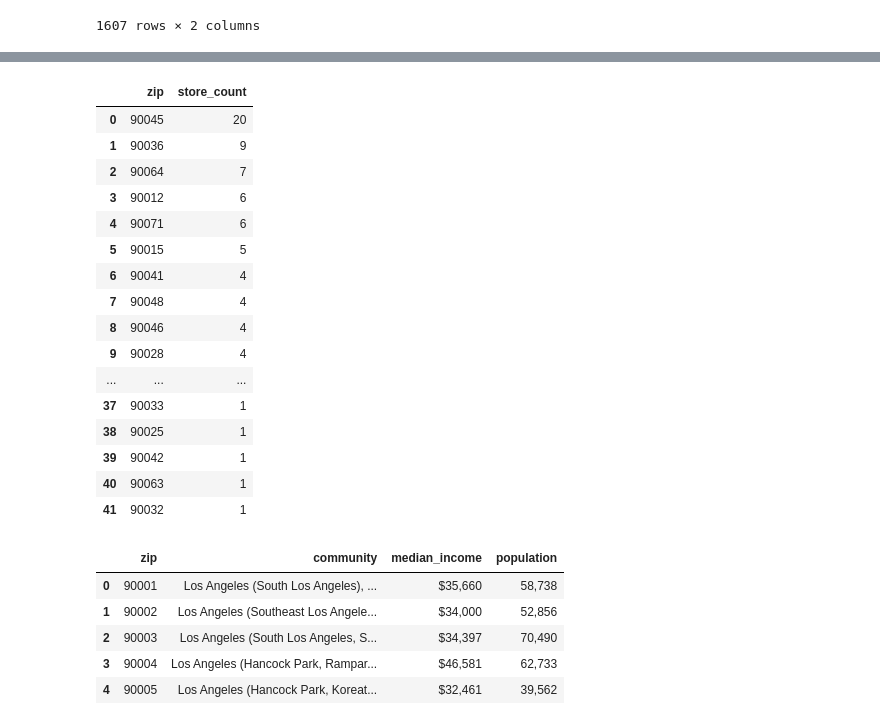
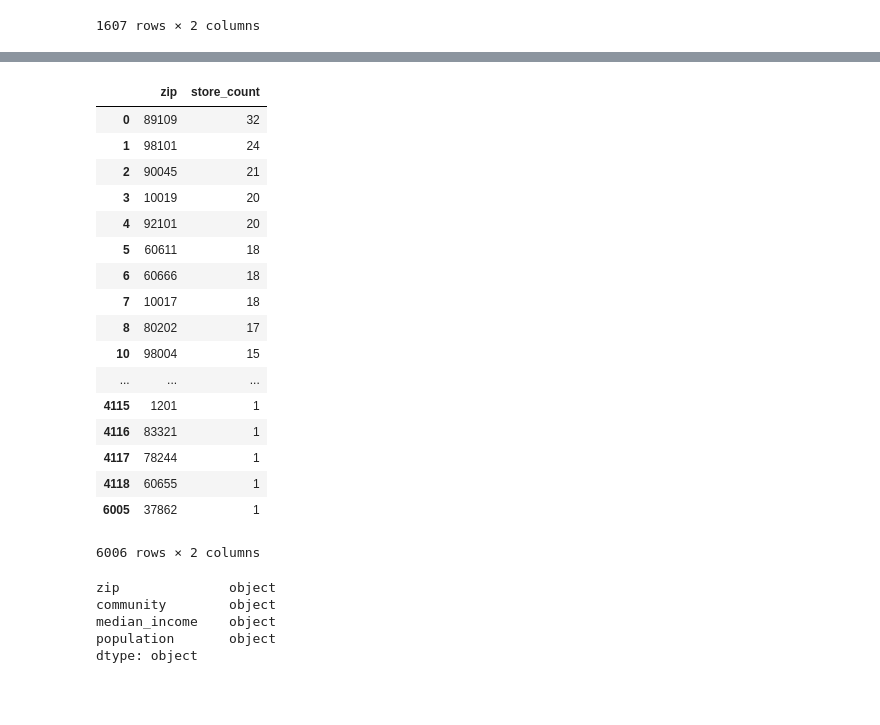
Before and after one commit to hone1er/ETLproject, a Jupyter notebook: datanotebook.ipynb, the cells around one changed output, grey strips where cells are left out. Cells and saved outputs as stored; diff of their text form; code cells hidden in the pictures; blank space fills up the shorter version.

```diff
--- a/datanotebook.ipynb
+++ b/datanotebook.ipynb
@@ -39,30 +65,31 @@ populationdf
 # %%
 starbucks = pd.read_csv('directory.csv')
-starbucks = starbucks[['Brand','City','State/Province', 'Postcode']]
-starbucks.columns = ['brand', 'city', 'state', 'zip']
-starbucks = starbucks[starbucks['city']=='Los Angeles']
+starbucks = starbucks[['Brand','City','State/Province', 'Country', 'Postcode']]
+starbucks.columns = ['brand', 'city', 'state', 'country', 'zip']
+starbucks = starbucks[starbucks['country']=='US']
 starbucksdf = pd.DataFrame(starbucks['zip'].str.slice(0,5,1).value_counts())
 starbucksdf.reset_index(level=0, inplace=True)
 starbucksdf.columns = ['zip', 'store_count']
-starbucksdf
+starbucksdf.sort_values('store_count', ascending=False)
 # %% [output]
 |  | zip | store_count |
-| 0 | 90045 | 20 |
-| 1 | 90036 | 9 |
-| 2 | 90064 | 7 |
-| 3 | 90012 | 6 |
-| 4 | 90071 | 6 |
-| 5 | 90015 | 5 |
-| 6 | 90041 | 4 |
-| 7 | 90048 | 4 |
-| 8 | 90046 | 4 |
-| 9 | 90028 | 4 |
+| 0 | 89109 | 32 |
+| 1 | 98101 | 24 |
+| 2 | 90045 | 21 |
+| 3 | 10019 | 20 |
+| 4 | 92101 | 20 |
+| 5 | 60611 | 18 |
+| 6 | 60666 | 18 |
+| 7 | 10017 | 18 |
+| 8 | 80202 | 17 |
+| 10 | 98004 | 15 |
 | ... | ... | ... |
-| 37 | 90033 | 1 |
-| 38 | 90025 | 1 |
-| 39 | 90042 | 1 |
-| 40 | 90063 | 1 |
-| 41 | 90032 | 1 |
+| 4115 | 1201 | 1 |
+| 4116 | 83321 | 1 |
+| 4117 | 78244 | 1 |
+| 4118 | 60655 | 1 |
+| 6005 | 37862 | 1 |
+6006 rows × 2 columns
 # %%
 url = 'http://www.laalmanac.com/employment/em12c.php'
 response = requests.get(url, 'html.parser')
@@ -76,14 +103,13 @@ incomedf = pd.DataFrame(income)
 incomedf.columns = ['zip', 'community', 'median_income']
 demographicsdf = incomedf.merge(populationdf, on='zip')
 # %%
-demographicsdf.head()
+demographicsdf.dtypes
 # %% [output]
-|  | zip | community | median_income | population |
-| 0 | 90001 | Los Angeles (South Los Angeles), ... | $35,660 | 58,738 |
-| 1 | 90002 | Los Angeles (Southeast Los Angele... | $34,000 | 52,856 |
-| 2 | 90003 | Los Angeles (South Los Angeles, S... | $34,397 | 70,490 |
-| 3 | 90004 | Los Angeles (Hancock Park, Rampar... | $46,581 | 62,733 |
-| 4 | 90005 | Los Angeles (Hancock Park, Koreat... | $32,461 | 39,562 |
+zip              object
+community        object
+median_income    object
+population       object
+dtype: object
 # %%
 finaldf = demographicsdf.merge(starbucksdf, on='zip')
 # %%
```
Also changed, not shown: parts of 2 cells of this notebook.
